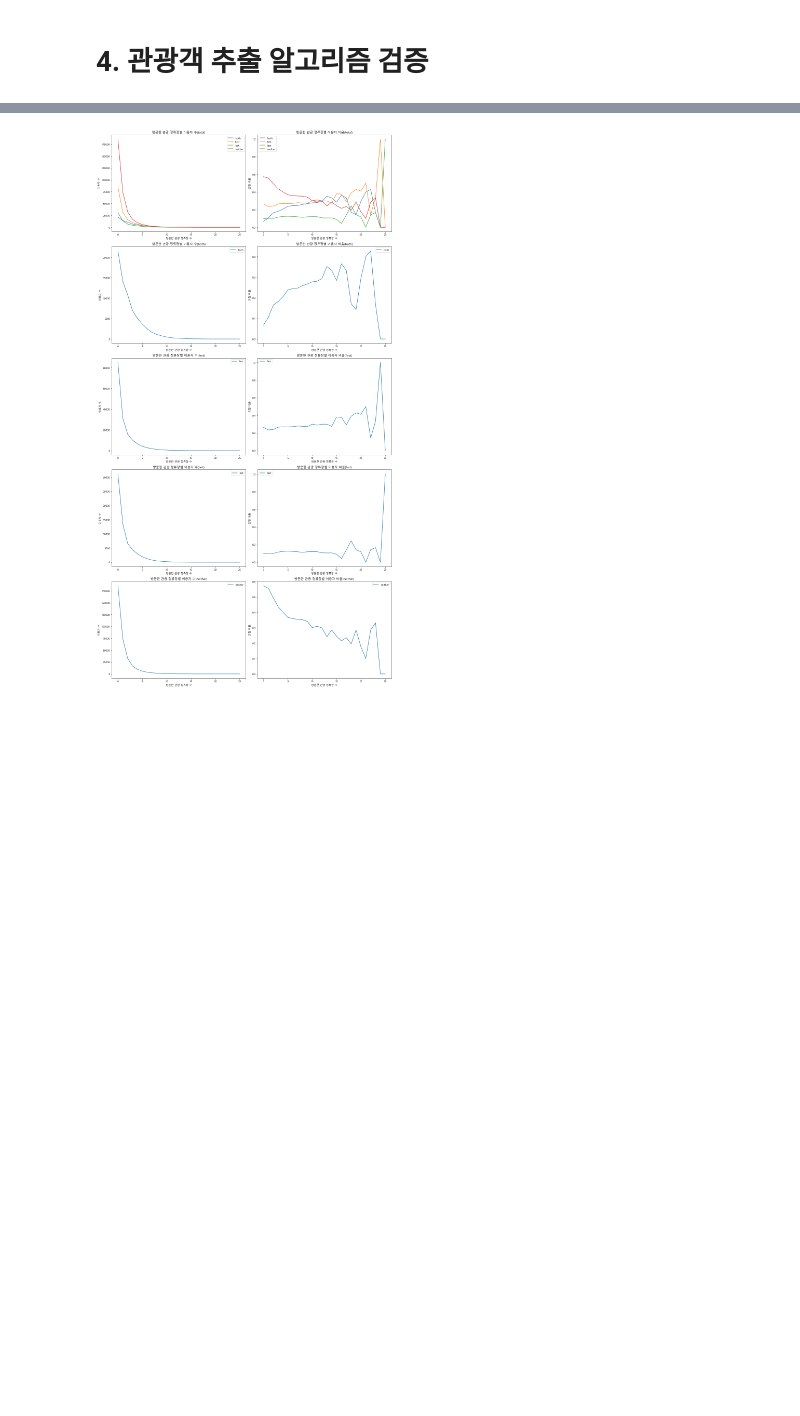
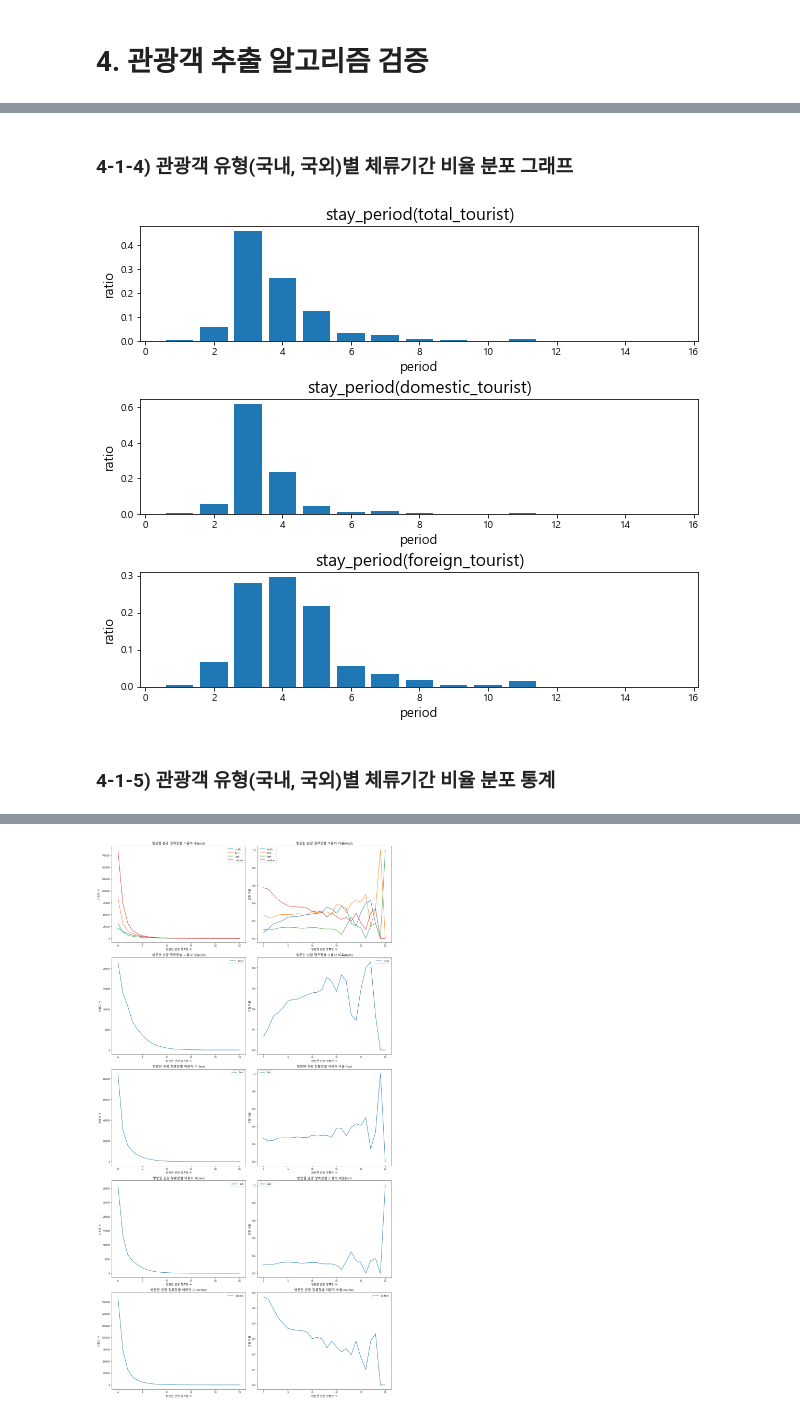
Before and after one commit to hoonisone/2020_jeju-bus-tag_data-analysis, a Jupyter notebook: main/1. 데이터 전처리/1. 이용자&정류장 추출.ipynb, the cells around one changed output, grey strips where cells are left out. Drawn from its saved outputs; the diff is of its cells as text; code cells hidden in the pictures; blank space fills up the shorter version.

```diff
--- a/main/1. 데이터 전처리/1. 이용자&정류장 추출.ipynb
+++ b/main/1. 데이터 전처리/1. 이용자&정류장 추출.ipynb
@@ -734,0 +647,14 @@ UnboundLocalError: local variable 'df' referenced before assignment
+# %%
+def get_jeju_stay_period_df(stay_period_stats_data, user_num_stats_df):
+    df = pd.DataFrame(stay_period_stats_data)
+    # 내국인, 외국인 관광객 비율 추출
+    domestic = user_num_stats_df["domestic_bus_tourist"].sum()
+    foreign = user_num_stats_df["foreign_bus_tourist"].sum()
+    total = domestic + foreign
+    domestic_ratio = domestic/total
+    foreign_ratio = foreign/total
+    df["total_tourist"] = df["domestic_tourist"]*domestic_ratio + df["foreign_tourist"]*foreign_ratio
+    return df
+
+jeju_stay_period_df = get_jeju_stay_period_df(STAY_PERIOD_STATS_DATA, user_num_stats_df)
+jeju_stay_period_df
@@ -734,0 +678,37 @@ UnboundLocalError: local variable 'df' referenced before assignment
+# %% [markdown]
+### 4-1-4) 관광객 유형(국내, 국외)별 체류기간 비율 분포 그래프
+# %%
+# df에서 x와 y속성을 넘기면 해당 데이터에 대한 막대그래프을 생성하여 반환
+def draw_bar_graph_from_df_by_one_column(df, x_column, y_column, title, x_label, y_label):
+    df = df[[x_column, y_column]]
+    x = df[x_column]
+    y = df[y_column]
+    plt.title(title, fontsize=17)
+    plt.xlabel(x_label, fontsize = 13)
+    plt.ylabel(y_label, fontsize = 13)
+    return plt.bar(x, y)
+
+# df에서 x와 y속성들에 대한 막대그래프를 생성하여 반환
+def draw_bar_graph_from_df_by_all_columns(df, x_column, y_columns, titles, x_label, y_label):
+    n = len(y_columns)
+    for i in range(n):
+        plt.subplot(n, 1, i+1)
+        draw_bar_graph_from_df_by_one_column(df, x_column, y_columns[i], titles[i], x_label, y_label)
+
+        jeju_stay_period_df
+
+y_columns = ["total_tourist",
+             "domestic_tourist",
+             "foreign_tourist"]
+
+titles    = ["stay_period(total_tourist)",
+             "stay_period(domestic_tourist)",
+             "stay_period(foreign_tourist)"]
+
+plt.figure(figsize=(10, 8))
+plt.subplots_adjust(left=0.125, bottom=0.1, right=0.9, top=0.9, wspace=0.2, hspace=0.5)
+draw_bar_graph_from_df_by_all_columns(merged_stay_period_df, "period", y_columns, titles, "period", "ratio")
+# %% [output]
+[figure, added]
+# %% [markdown]
+### 4-1-5) 관광객 유형(국내, 국외)별 체류기간 비율 분포 통계
```
Also changed, not shown: parts of 86 cells of this notebook.
